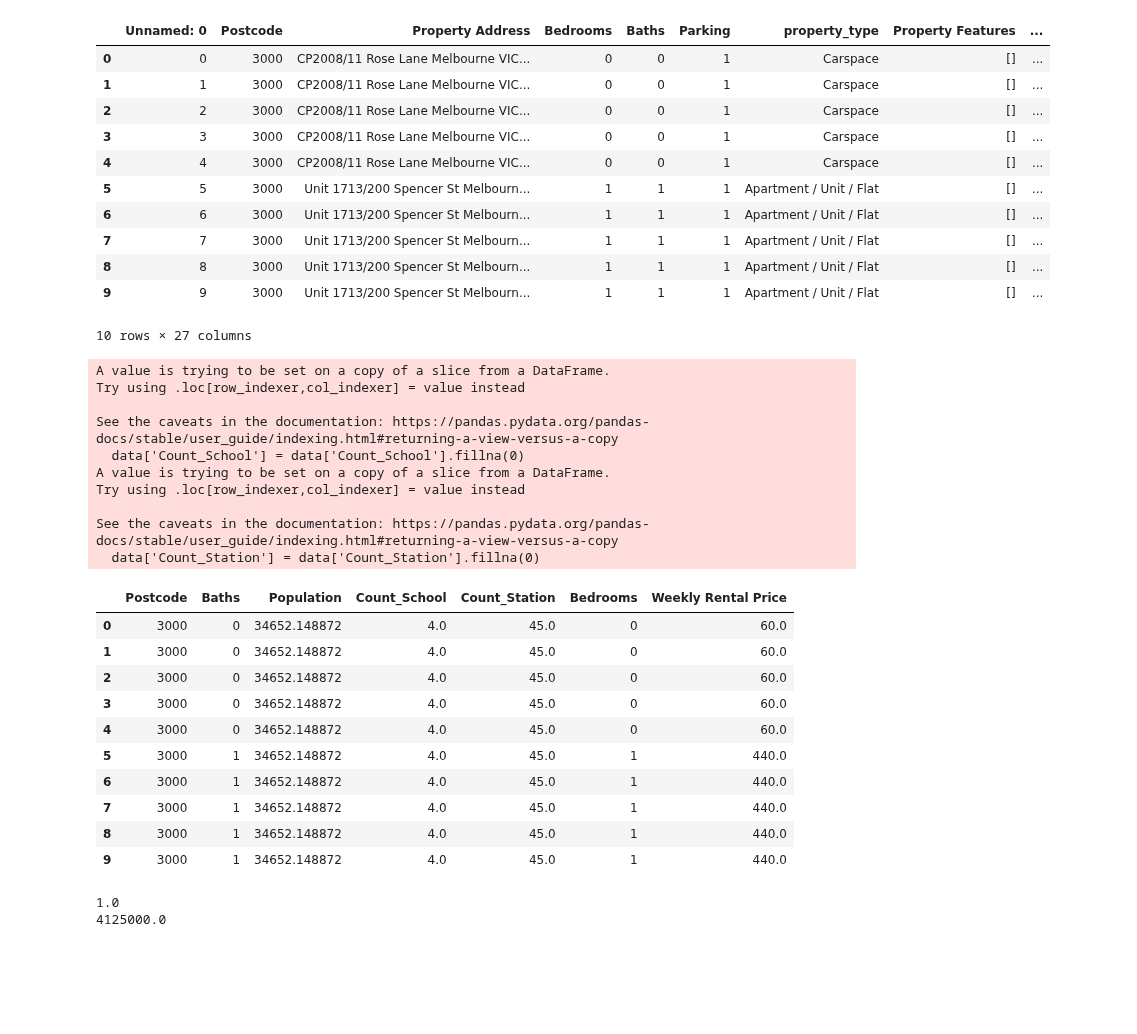
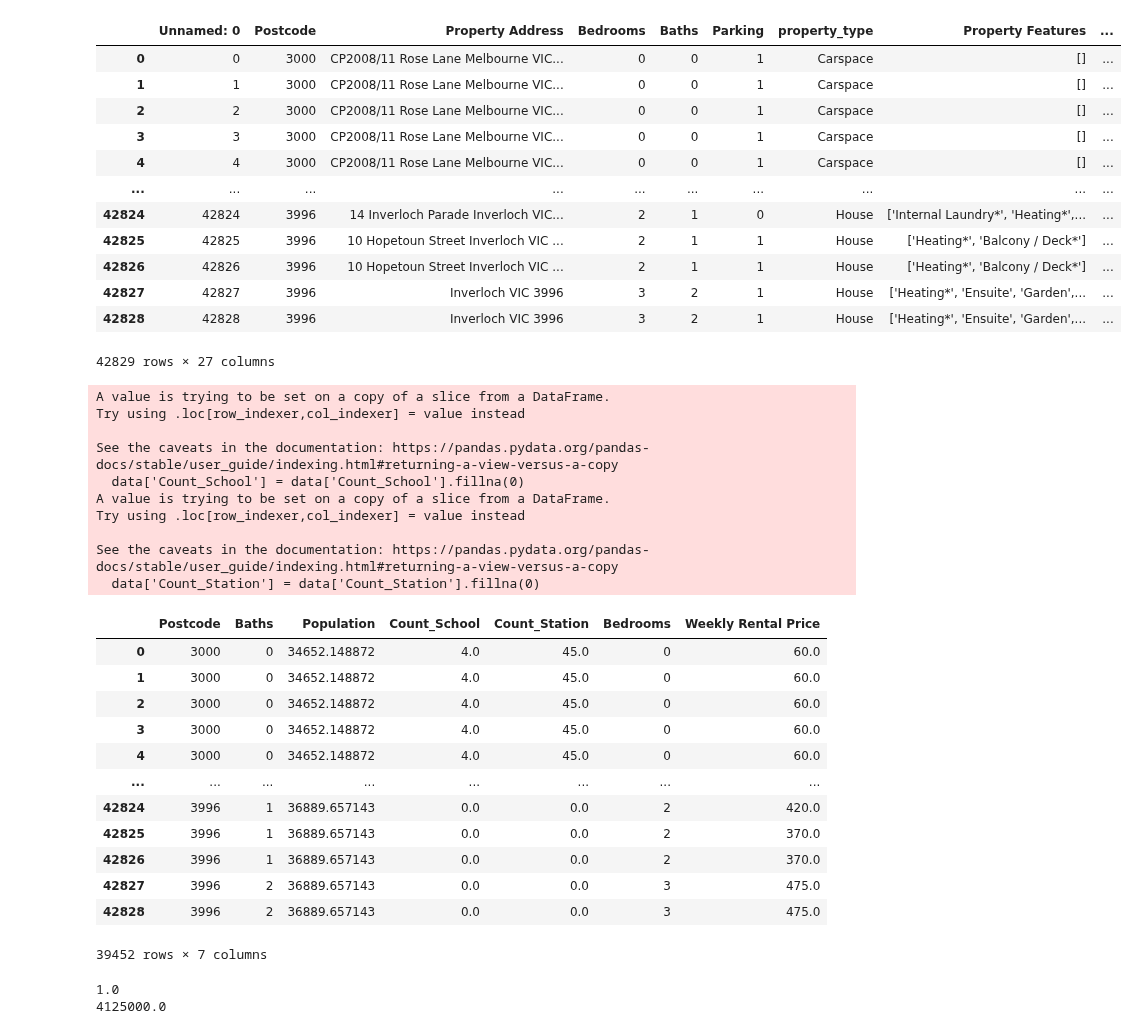
Before and after one commit to MAST30034-Applied-Data-Science/generic-real-estate-consulting-project-group50, a Jupyter notebook: draft works/rent_distribution.ipynb, the cells around one changed output. Drawn from its saved outputs; the diff is of its cells as text; code cells hidden in the pictures; blank space fills up the shorter version.

```diff
--- a/draft works/rent_distribution.ipynb
+++ b/draft works/rent_distribution.ipynb
@@ -2,27 +2,28 @@
 import pandas as pd
 # %%
 complete_data = pd.read_csv('../data/curated/complete_data.csv')
-complete_data.head(10)
+complete_data
 # %% [output]
 |  | Unnamed: 0 | Postcode | Property Address | Bedrooms | Baths | Parking | property_type | Property Features | ... |
 | 0 | 0 | 3000 | CP2008/11 Rose Lane Melbourne VIC... | 0 | 0 | 1 | Carspace | [] | ... |
 | 1 | 1 | 3000 | CP2008/11 Rose Lane Melbourne VIC... | 0 | 0 | 1 | Carspace | [] | ... |
 | 2 | 2 | 3000 | CP2008/11 Rose Lane Melbourne VIC... | 0 | 0 | 1 | Carspace | [] | ... |
 | 3 | 3 | 3000 | CP2008/11 Rose Lane Melbourne VIC... | 0 | 0 | 1 | Carspace | [] | ... |
 | 4 | 4 | 3000 | CP2008/11 Rose Lane Melbourne VIC... | 0 | 0 | 1 | Carspace | [] | ... |
-| 5 | 5 | 3000 | Unit 1713/200 Spencer St Melbourn... | 1 | 1 | 1 | Apartment / Unit / Flat | [] | ... |
-| 6 | 6 | 3000 | Unit 1713/200 Spencer St Melbourn... | 1 | 1 | 1 | Apartment / Unit / Flat | [] | ... |
-| 7 | 7 | 3000 | Unit 1713/200 Spencer St Melbourn... | 1 | 1 | 1 | Apartment / Unit / Flat | [] | ... |
-| 8 | 8 | 3000 | Unit 1713/200 Spencer St Melbourn... | 1 | 1 | 1 | Apartment / Unit / Flat | [] | ... |
-| 9 | 9 | 3000 | Unit 1713/200 Spencer St Melbourn... | 1 | 1 | 1 | Apartment / Unit / Flat | [] | ... |
+| ... | ... | ... | ... | ... | ... | ... | ... | ... | ... |
+| 42824 | 42824 | 3996 | 14 Inverloch Parade Inverloch VIC... | 2 | 1 | 0 | House | ['Internal Laundry*', 'Heating*',... | ... |
+| 42825 | 42825 | 3996 | 10 Hopetoun Street Inverloch VIC ... | 2 | 1 | 1 | House | ['Heating*', 'Balcony / Deck*'] | ... |
+| 42826 | 42826 | 3996 | 10 Hopetoun Street Inverloch VIC ... | 2 | 1 | 1 | House | ['Heating*', 'Balcony / Deck*'] | ... |
+| 42827 | 42827 | 3996 | Inverloch VIC 3996 | 3 | 2 | 1 | House | ['Heating*', 'Ensuite', 'Garden',... | ... |
+| 42828 | 42828 | 3996 | Inverloch VIC 3996 | 3 | 2 | 1 | House | ['Heating*', 'Ensuite', 'Garden',... | ... |
-10 rows × 27 columns
+42829 rows × 27 columns
 # %%
 data = complete_data[['Postcode','Baths','Population', 'Count_School', 'Count_Station','Bedrooms','Weekly Rental Price']]
 data['Count_School'] = data['Count_School'].fillna(0)
 data['Count_Station'] = data['Count_Station'].fillna(0)
 data = data.dropna(axis=0)
 
-data.head(10)
+data
 # %% [output]
 A value is trying to be set on a copy of a slice from a DataFrame.
 Try using .loc[row_indexer,col_indexer] = value instead
@@ -40,11 +41,13 @@ See the caveats in the documentation: https://pandas.pydata.org/pandas-docs/stab
 | 2 | 3000 | 0 | 34652.148872 | 4.0 | 45.0 | 0 | 60.0 |
 | 3 | 3000 | 0 | 34652.148872 | 4.0 | 45.0 | 0 | 60.0 |
 | 4 | 3000 | 0 | 34652.148872 | 4.0 | 45.0 | 0 | 60.0 |
-| 5 | 3000 | 1 | 34652.148872 | 4.0 | 45.0 | 1 | 440.0 |
-| 6 | 3000 | 1 | 34652.148872 | 4.0 | 45.0 | 1 | 440.0 |
-| 7 | 3000 | 1 | 34652.148872 | 4.0 | 45.0 | 1 | 440.0 |
-| 8 | 3000 | 1 | 34652.148872 | 4.0 | 45.0 | 1 | 440.0 |
-| 9 | 3000 | 1 | 34652.148872 | 4.0 | 45.0 | 1 | 440.0 |
+| ... | ... | ... | ... | ... | ... | ... | ... |
+| 42824 | 3996 | 1 | 36889.657143 | 0.0 | 0.0 | 2 | 420.0 |
+| 42825 | 3996 | 1 | 36889.657143 | 0.0 | 0.0 | 2 | 370.0 |
+| 42826 | 3996 | 1 | 36889.657143 | 0.0 | 0.0 | 2 | 370.0 |
+| 42827 | 3996 | 2 | 36889.657143 | 0.0 | 0.0 | 3 | 475.0 |
+| 42828 | 3996 | 2 | 36889.657143 | 0.0 | 0.0 | 3 | 475.0 |
+39452 rows × 7 columns
 # %%
 print(data['Weekly Rental Price'].min())
 print(data['Weekly Rental Price'].max())
```
Also changed, not shown: parts of 2 cells of this notebook.
